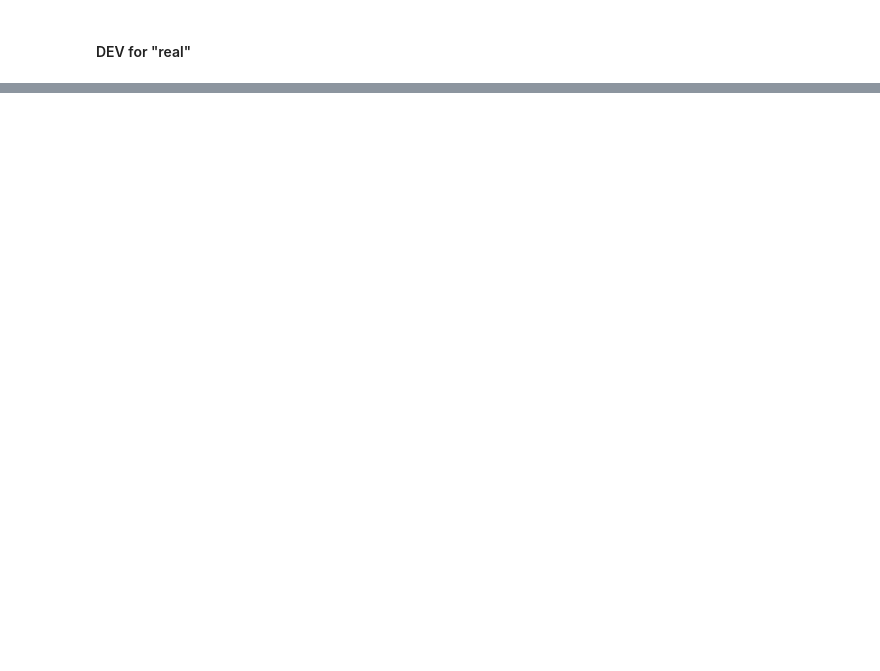
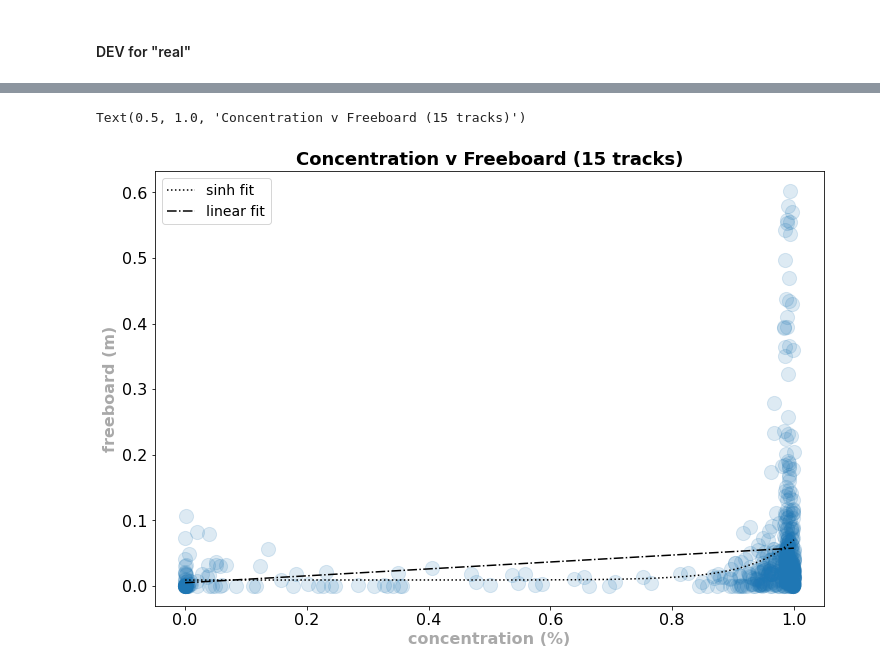
Before and after one commit to mollymwieringa/assimilation, a Jupyter notebook: track_selection.ipynb, the cells around one changed output, grey strips where cells are left out. Drawn from its saved outputs; the diff is of its cells as text; code cells hidden in the pictures; blank space fills up the shorter version.

```diff
--- a/track_selection.ipynb
+++ b/track_selection.ipynb
@@ -248,0 +401,6 @@ ax.set_extent([-180, 180, 90, 60], ccrs.PlateCarree())
+# %%
+truth = xr.open_dataset(truth_file)
+# %%
+written_file = '/glade/work/mollyw/DART/observations/obs_converters/cice/data/fb_nc/unperturbed/mem_0024/perfect_freeboard_4_15_noerr.nc'
+# %%
+written = xr.open_dataset(written_file)
@@ -248,0 +504,30 @@ ax.set_extent([-180, 180, 90, 60], ccrs.PlateCarree())
+# %%
+fig = plt.figure(figsize = (12,8))
+
+plt.scatter(hi, fb, 200, alpha=0.15)
+plt.plot(sorted(hi_flat_short), sorted(ydata), color='black', linestyle='dotted', label='sinh fit')
+# plt.plot(x_pcw, y_pcw, color = 'black', linestyle='dashed', label='piecewise fit')
+plt.plot(xx, yy, color = 'black',linestyle = 'dashdot', label = 'linear fit')
+
+# plt.plot(xx,yy, color = 'grey')
+# plt.plot(x2, y2, color = 'black')
+# plt.plot(x3, y3, color = 'navy')
+
+# m,b = np.polyfit(fb_flat, hi_flat, 1)
+# plt.plot(best_fit)
+
+mpl.rc('xtick', labelsize=16)
+mpl.rc('ytick', labelsize=16)
+
+# plt.xlim([0,1])
+# plt.ylim([0,0.8])
+
+plt.xlabel('concentration (%)',fontsize = 16, fontweight = 'bold', color = 'darkgrey')
+plt.ylabel('freeboard (m)',fontsize = 16, fontweight = 'bold', color = 'darkgrey')
+
+plt.legend(loc='upper left', fontsize = 14)
+
+plt.title('Concentration v Freeboard (15 tracks)', fontweight = 'bold', fontsize = 18)
+# %% [output]
+Text(0.5, 1.0, 'Concentration v Freeboard (15 tracks)')
+[figure, added]
```
Also changed, not shown: parts of 42 cells of this notebook, 5 other files.
